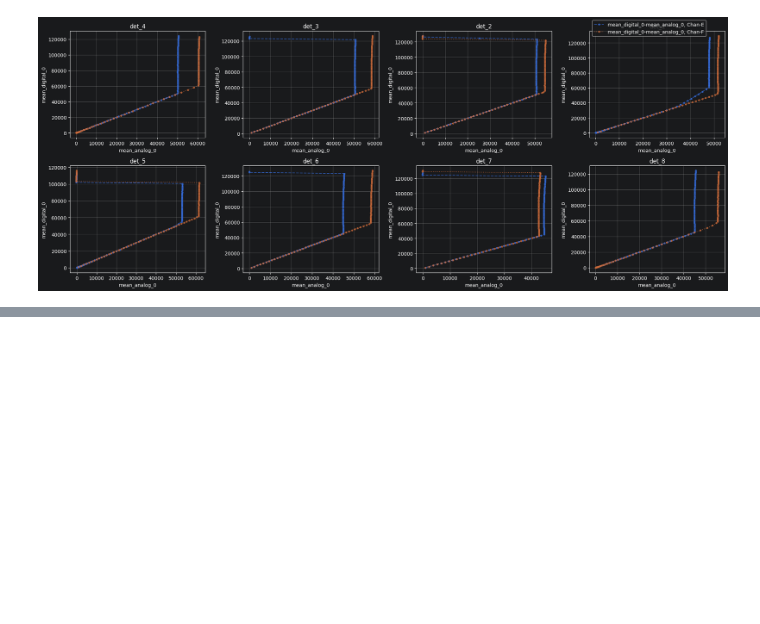
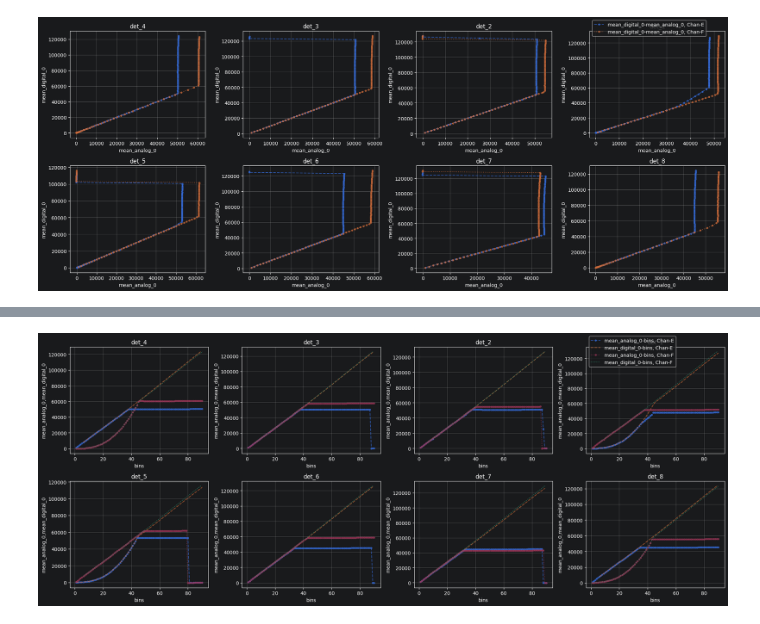
Before and after one commit to CaltechOpticalObservatories/eregion, a Jupyter notebook: playground/Test_LinBin_DEIMOS.ipynb, the cells around one changed output, grey strips where cells are left out. Cells and saved outputs as stored; diff of their text form; code cells hidden in the pictures; blank space fills up the shorter version.

```diff
--- a/playground/Test_LinBin_DEIMOS.ipynb
+++ b/playground/Test_LinBin_DEIMOS.ipynb
@@ -195,0 +204,11 @@ ax = _plot_panels(ax, df, ["mean_digital_0"], x_cols=["mean_analog_0"], yscale='
+# %%
+from eregion.pipeline.engine import PipelineEngine
+
+dirpath = '../../DTU_dettest/DTU_fullfp_bringup/bintest/SCI/20260722-171930'
+eng = PipelineEngine(pipeline_config_input='../src/eregion/configs/pipeline_flows/linbin_flow.yaml',
+                     runtime_variables={
+                         'DETECTOR_CONFIG': '../src/eregion/configs/detectors/deimos_sci.yaml',
+                         'BIAS_INPUT_SOURCE': dirpath+'/*bias*',
+                         'LINBIN_INPUT_SOURCE': dirpath+'/*linbin*',
+                         'FLAT_INPUT_SOURCE': dirpath+'/*flat*',
+                     })
@@ -195,0 +226,2 @@ ax = _plot_panels(ax, df, ["mean_digital_0"], x_cols=["mean_analog_0"], yscale='
+# %%
+eng.run()
@@ -195,0 +246,6 @@ ax = _plot_panels(ax, df, ["mean_digital_0"], x_cols=["mean_analog_0"], yscale='
+# %%
+df = eng.results['digital_flow.linbin_stats'].stats
+fig, ax = plt.subplots(2, 4, figsize=(20,8), tight_layout=True)
+ax = _plot_panels(ax, df, ["mean_analog_0", "mean_digital_0"], x_cols=["bins", "bins"], yscale='linear', xscale='linear')
+# %% [output]
+[figure, added]
```
Also changed, not shown: parts of 9 cells of this notebook, 3 other files.
